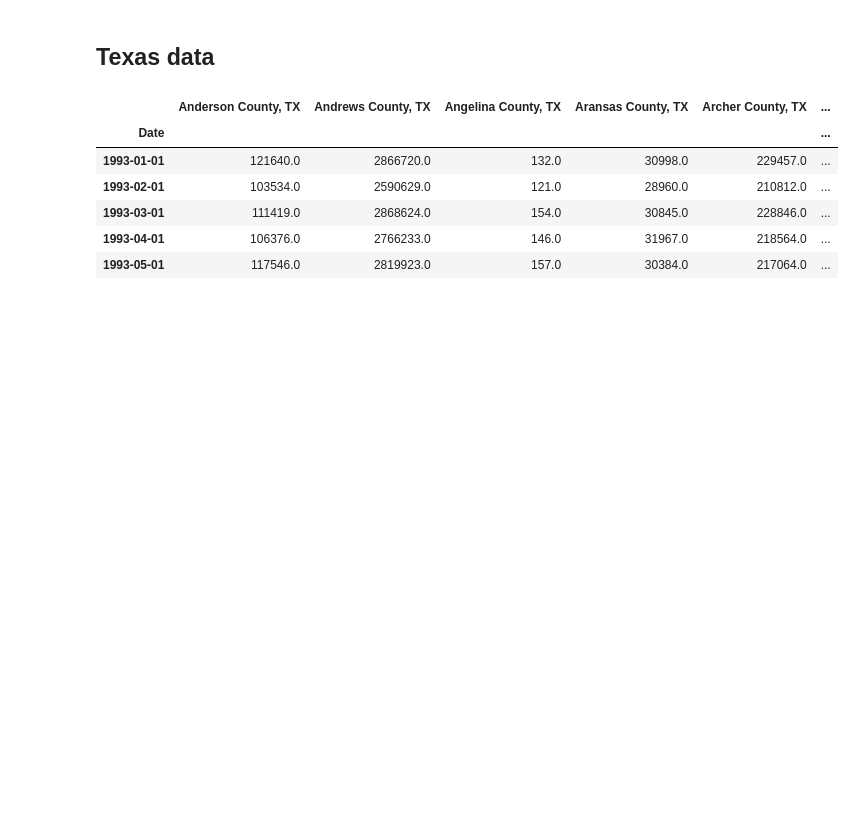
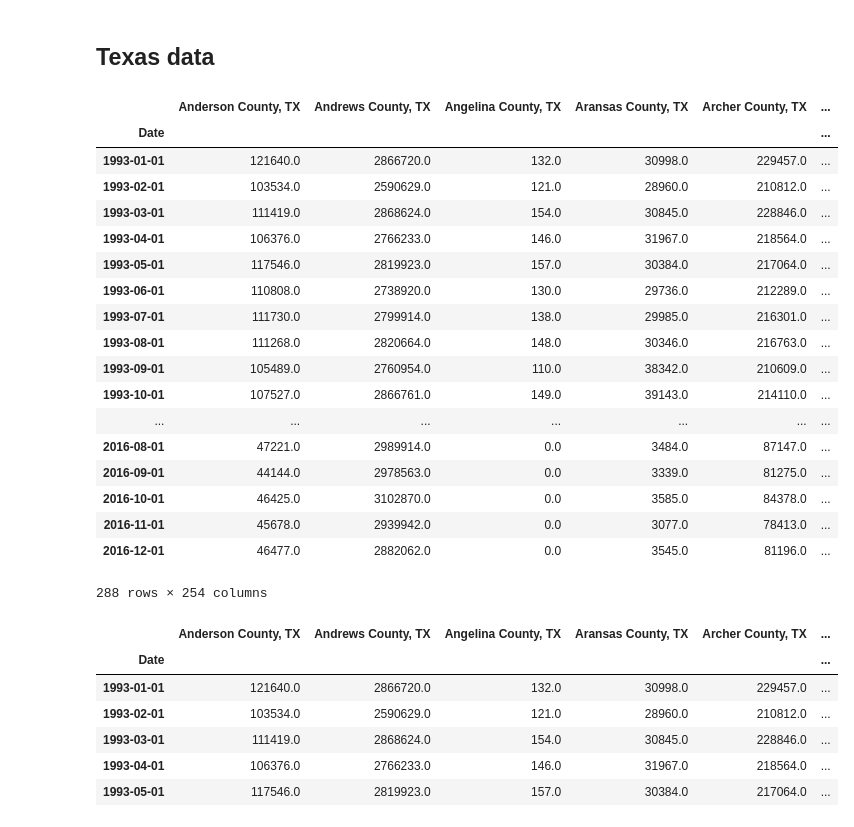
Before and after one commit to rahulverma88/Springboard, a Jupyter notebook: Capstone1/Exploratory Data Analysis.ipynb, the cells around one changed output. Cells and saved outputs as stored; diff of their text form; code cells hidden in the pictures; blank space fills up the shorter version.

```diff
--- a/Capstone1/Exploratory Data Analysis.ipynb
+++ b/Capstone1/Exploratory Data Analysis.ipynb
@@ -348,6 +416,31 @@ tx_unemp = tx_unemp.set_index('Date')
 
 tx_lab_force['Date']= pd.to_datetime(tx_lab_force['Date'])
 tx_lab_force = tx_lab_force.set_index('Date')
+# %%
+tx_min_date = max(min(tx_unemp.index), min(tx_oil.index))
+tx_max_date = min(max(tx_unemp.index), max(tx_oil.index))
+# %%
+tx_oil.loc[tx_min_date:tx_max_date]
+# %% [output]
+|  | Anderson County, TX | Andrews County, TX | Angelina County, TX | Aransas County, TX | Archer County, TX | ... |
+| Date |  |  |  |  |  | ... |
+| 1993-01-01 | 121640.0 | 2866720.0 | 132.0 | 30998.0 | 229457.0 | ... |
+| 1993-02-01 | 103534.0 | 2590629.0 | 121.0 | 28960.0 | 210812.0 | ... |
+| 1993-03-01 | 111419.0 | 2868624.0 | 154.0 | 30845.0 | 228846.0 | ... |
+| 1993-04-01 | 106376.0 | 2766233.0 | 146.0 | 31967.0 | 218564.0 | ... |
+| 1993-05-01 | 117546.0 | 2819923.0 | 157.0 | 30384.0 | 217064.0 | ... |
+| 1993-06-01 | 110808.0 | 2738920.0 | 130.0 | 29736.0 | 212289.0 | ... |
+| 1993-07-01 | 111730.0 | 2799914.0 | 138.0 | 29985.0 | 216301.0 | ... |
+| 1993-08-01 | 111268.0 | 2820664.0 | 148.0 | 30346.0 | 216763.0 | ... |
+| 1993-09-01 | 105489.0 | 2760954.0 | 110.0 | 38342.0 | 210609.0 | ... |
+| 1993-10-01 | 107527.0 | 2866761.0 | 149.0 | 39143.0 | 214110.0 | ... |
+| ... | ... | ... | ... | ... | ... | ... |
+| 2016-08-01 | 47221.0 | 2989914.0 | 0.0 | 3484.0 | 87147.0 | ... |
+| 2016-09-01 | 44144.0 | 2978563.0 | 0.0 | 3339.0 | 81275.0 | ... |
+| 2016-10-01 | 46425.0 | 3102870.0 | 0.0 | 3585.0 | 84378.0 | ... |
+| 2016-11-01 | 45678.0 | 2939942.0 | 0.0 | 3077.0 | 78413.0 | ... |
+| 2016-12-01 | 46477.0 | 2882062.0 | 0.0 | 3545.0 | 81196.0 | ... |
+288 rows × 254 columns
 # %%
 tx_oil.head()
 # %% [output]
```
Also changed, not shown: parts of 10 cells of this notebook, 49 other files.
